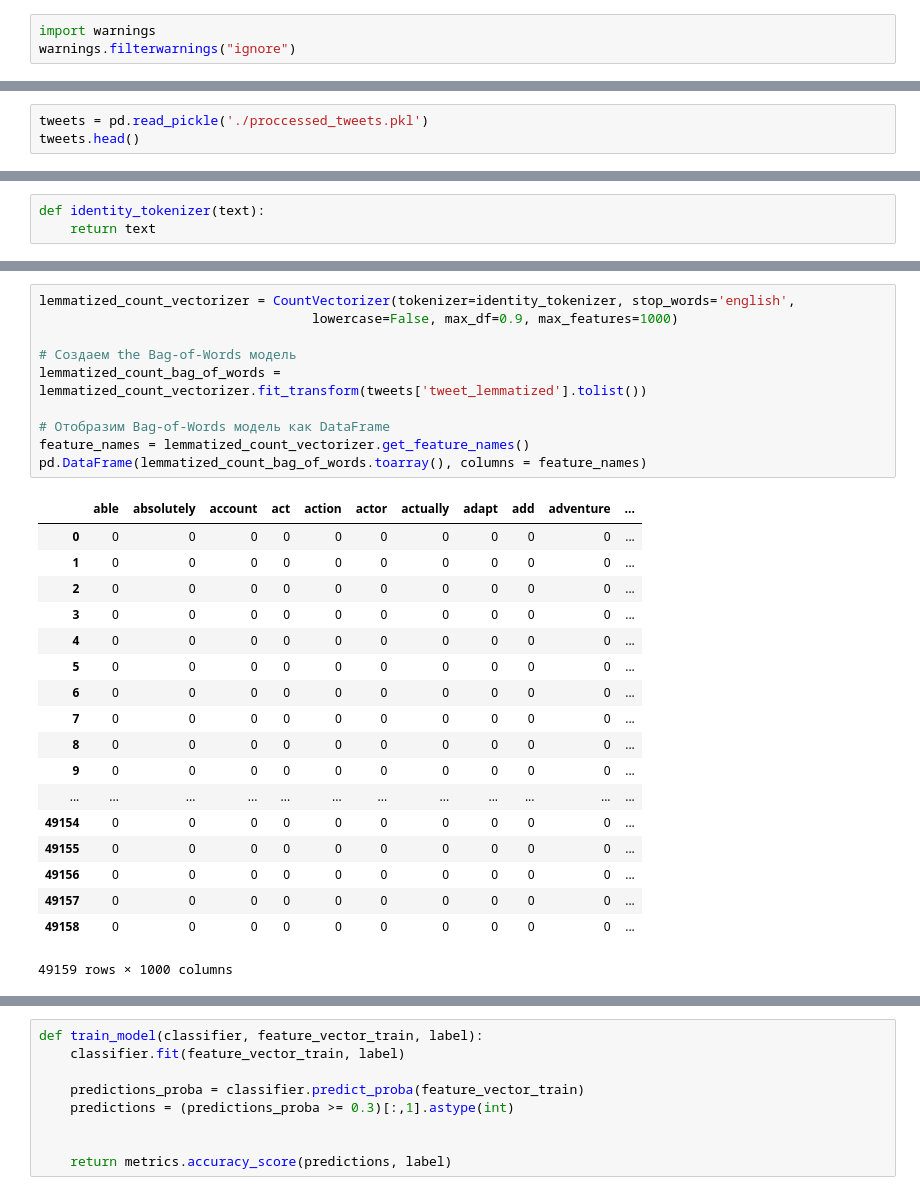
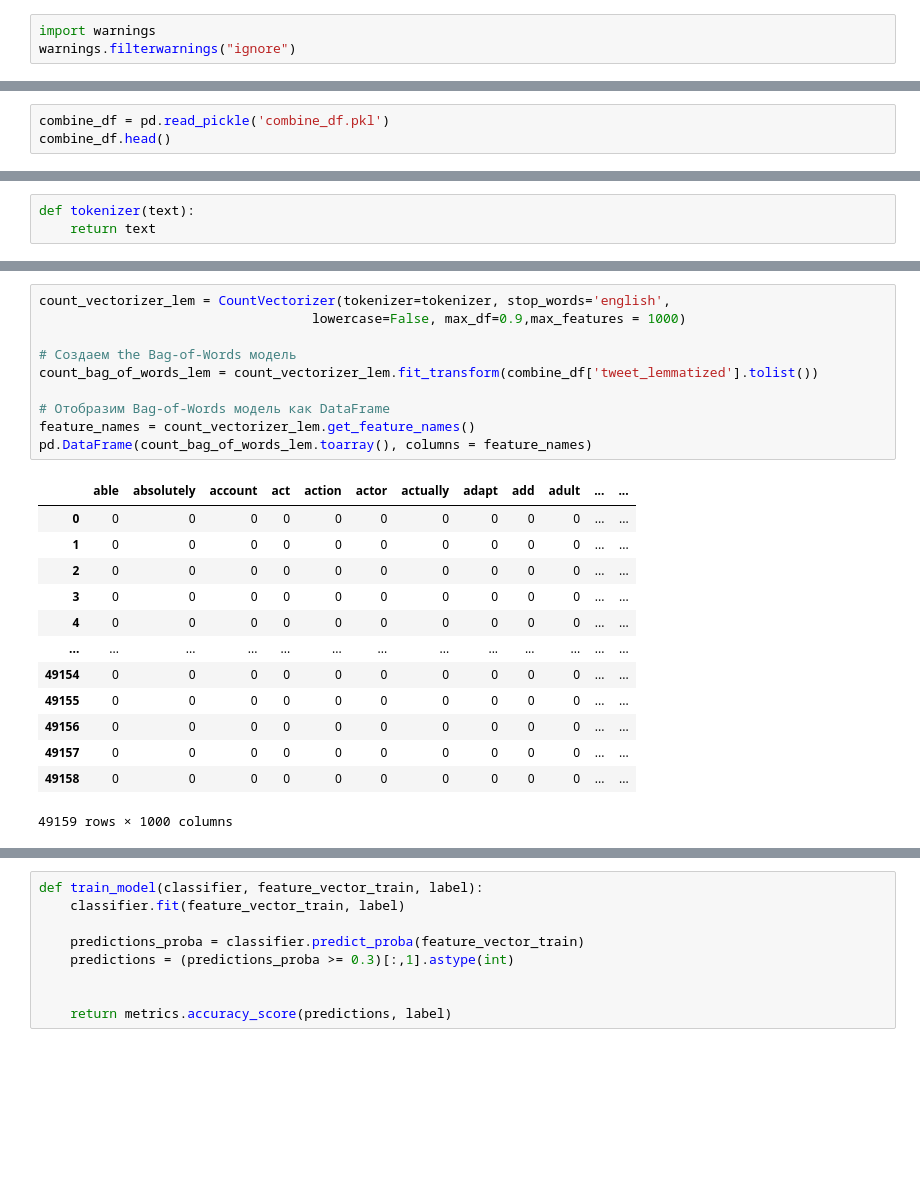
Before and after one commit to mindblower5000/gu-nlp, a Jupyter notebook: hw_lesson_4.ipynb, the cells around one changed output, grey strips where cells are left out. Drawn from its saved outputs; the diff is of its cells as text; blank space fills up the shorter version.

```diff
--- a/hw_lesson_4.ipynb
+++ b/hw_lesson_4.ipynb
@@ -63,6 +69,6 @@ ModuleNotFoundError: No module named 'xgboost'
 # %%
-tweets = pd.read_pickle('./proccessed_tweets.pkl')
-tweets.head()
+combine_df = pd.read_pickle('combine_df.pkl')
+combine_df.head()
 # %% [output]
 |  | id | label | tweet | tweet_token | tweet_token_filtered | tweet_stemmed | tweet_lemmatized |
 | 0 | 1 | 0.0 | when father is dysfunctional and ... | [when, father, is, dysfunctional,... | [father, dysfunctional, selfish, ... | [father, dysfunct, selfish, drag,... | [father, dysfunctional, selfish, ... |
@@ -71,6 +77,6 @@ tweets.head()
 | 3 | 4 | 0.0 | model love you take with you all ... | [model, love, you, take, with, yo... | [model, love, take, time, ur] | [model, love, take, time, ur] | [model, love, take, time, ur] |
 | 4 | 5 | 0.0 | factsguide society now motivation | [factsguide, society, now, motiva... | [factsguide, society, motivation] | [factsguid, societi, motiv] | [factsguide, society, motivation] |
 # %%
-def identity_tokenizer(text):
+def tokenizer(text):
     return text
 # %%
@@ -103,32 +103,27 @@ pd.DataFrame(stemmed_count_bag_of_words.toarray(), columns = feature_names)
 | 49158 | 0 | 0 | 0 | 0 | 0 | 0 | 0 | 0 | 0 | 0 | ... | ... |
 49159 rows × 1000 columns
 # %%
-lemmatized_count_vectorizer = CountVectorizer(tokenizer=identity_tokenizer, stop_words='english',
-                                   lowercase=False, max_df=0.9, max_features=1000)
+count_vectorizer_lem = CountVectorizer(tokenizer=tokenizer, stop_words='english',
+                                   lowercase=False, max_df=0.9,max_features = 1000)
 
 # Создаем the Bag-of-Words модель
-lemmatized_count_bag_of_words = lemmatized_count_vectorizer.fit_transform(tweets['tweet_lemmatized'].tolist())
+count_bag_of_words_lem = count_vectorizer_lem.fit_transform(combine_df['tweet_lemmatized'].tolist())
 
 # Отобразим Bag-of-Words модель как DataFrame
-feature_names = lemmatized_count_vectorizer.get_feature_names()
-pd.DataFrame(lemmatized_count_bag_of_words.toarray(), columns = feature_names)
+feature_names = count_vectorizer_lem.get_feature_names()
+pd.DataFrame(count_bag_of_words_lem.toarray(), columns = feature_names)
 # %% [output]
-|  | able | absolutely | account | act | action | actor | actually | adapt | add | adventure | ... |
-| 0 | 0 | 0 | 0 | 0 | 0 | 0 | 0 | 0 | 0 | 0 | ... |
-| 1 | 0 | 0 | 0 | 0 | 0 | 0 | 0 | 0 | 0 | 0 | ... |
-| 2 | 0 | 0 | 0 | 0 | 0 | 0 | 0 | 0 | 0 | 0 | ... |
-| 3 | 0 | 0 | 0 | 0 | 0 | 0 | 0 | 0 | 0 | 0 | ... |
-| 4 | 0 | 0 | 0 | 0 | 0 | 0 | 0 | 0 | 0 | 0 | ... |
-| 5 | 0 | 0 | 0 | 0 | 0 | 0 | 0 | 0 | 0 | 0 | ... |
-| 6 | 0 | 0 | 0 | 0 | 0 | 0 | 0 | 0 | 0 | 0 | ... |
-| 7 | 0 | 0 | 0 | 0 | 0 | 0 | 0 | 0 | 0 | 0 | ... |
-| 8 | 0 | 0 | 0 | 0 | 0 | 0 | 0 | 0 | 0 | 0 | ... |
-| 9 | 0 | 0 | 0 | 0 | 0 | 0 | 0 | 0 | 0 | 0 | ... |
-| ... | ... | ... | ... | ... | ... | ... | ... | ... | ... | ... | ... |
-| 49154 | 0 | 0 | 0 | 0 | 0 | 0 | 0 | 0 | 0 | 0 | ... |
-| 49155 | 0 | 0 | 0 | 0 | 0 | 0 | 0 | 0 | 0 | 0 | ... |
-| 49156 | 0 | 0 | 0 | 0 | 0 | 0 | 0 | 0 | 0 | 0 | ... |
-| 49157 | 0 | 0 | 0 | 0 | 0 | 0 | 0 | 0 | 0 | 0 | ... |
-| 49158 | 0 | 0 | 0 | 0 | 0 | 0 | 0 | 0 | 0 | 0 | ... |
+|  | able | absolutely | account | act | action | actor | actually | adapt | add | adult | ... | ... |
+| 0 | 0 | 0 | 0 | 0 | 0 | 0 | 0 | 0 | 0 | 0 | ... | ... |
+| 1 | 0 | 0 | 0 | 0 | 0 | 0 | 0 | 0 | 0 | 0 | ... | ... |
+| 2 | 0 | 0 | 0 | 0 | 0 | 0 | 0 | 0 | 0 | 0 | ... | ... |
+| 3 | 0 | 0 | 0 | 0 | 0 | 0 | 0 | 0 | 0 | 0 | ... | ... |
+| 4 | 0 | 0 | 0 | 0 | 0 | 0 | 0 | 0 | 0 | 0 | ... | ... |
+| ... | ... | ... | ... | ... | ... | ... | ... | ... | ... | ... | ... | ... |
+| 49154 | 0 | 0 | 0 | 0 | 0 | 0 | 0 | 0 | 0 | 0 | ... | ... |
+| 49155 | 0 | 0 | 0 | 0 | 0 | 0 | 0 | 0 | 0 | 0 | ... | ... |
+| 49156 | 0 | 0 | 0 | 0 | 0 | 0 | 0 | 0 | 0 | 0 | ... | ... |
+| 49157 | 0 | 0 | 0 | 0 | 0 | 0 | 0 | 0 | 0 | 0 | ... | ... |
+| 49158 | 0 | 0 | 0 | 0 | 0 | 0 | 0 | 0 | 0 | 0 | ... | ... |
 49159 rows × 1000 columns
 # %%
```
Also changed, not shown: parts of 16 cells of this notebook.
